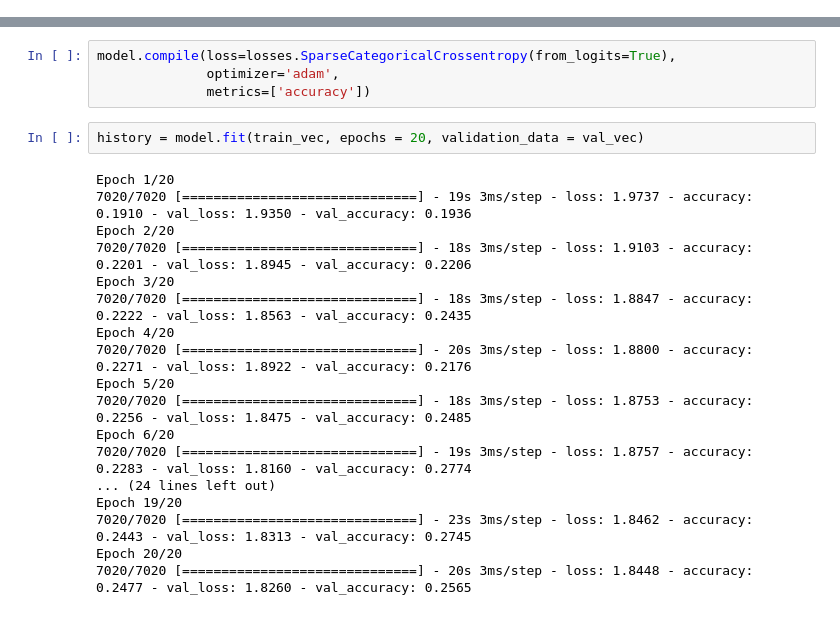
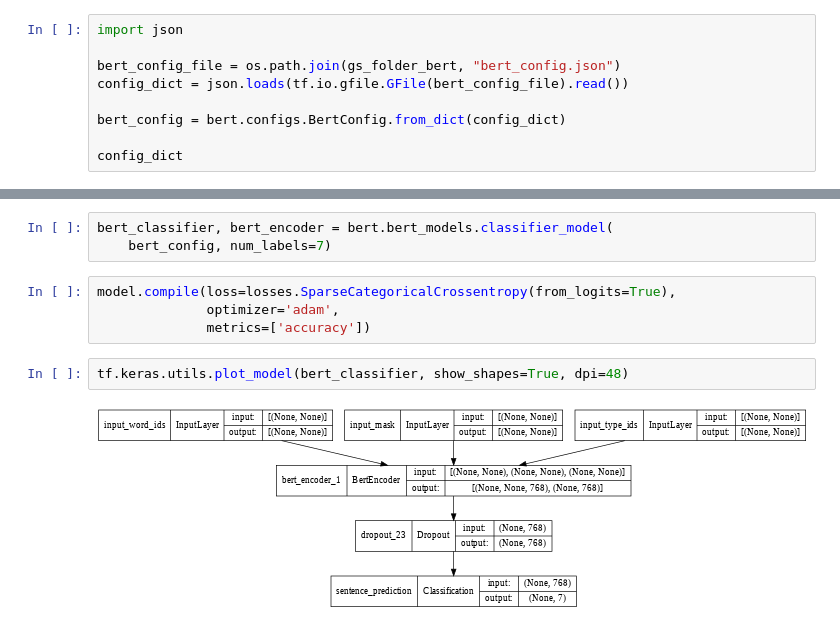
Before and after one commit to jiahao303/music-classifier, a Jupyter notebook: Music_Classifier_Nov_29.ipynb, the cells around one changed output, grey strips where cells are left out. Saved outputs shown, nothing was run; the diff lists cells and outputs as text.

```diff
--- a/Music_Classifier_Nov_29.ipynb
+++ b/Music_Classifier_Nov_29.ipynb
@@ -662,0 +801,9 @@ model = tf.keras.Sequential([
+# %%
+import json
+
+bert_config_file = os.path.join(gs_folder_bert, "bert_config.json")
+config_dict = json.loads(tf.io.gfile.GFile(bert_config_file).read())
+
+bert_config = bert.configs.BertConfig.from_dict(config_dict)
+
+config_dict
@@ -663,24 +822,11 @@ model = tf.keras.Sequential([
+# %%
+bert_classifier, bert_encoder = bert.bert_models.classifier_model(
+    bert_config, num_labels=7)
 # %%
 model.compile(loss=losses.SparseCategoricalCrossentropy(from_logits=True),
               optimizer='adam',
               metrics=['accuracy'])
-# %%
-history = model.fit(train_vec, epochs = 20, validation_data = val_vec)
-# %% [output]
-Epoch 1/20
-7020/7020 [==============================] - 19s 3ms/step - loss: 1.9737 - accuracy: 0.1910 - val_loss: 1.9350 - val_accuracy: 0.1936
-Epoch 2/20
-7020/7020 [==============================] - 18s 3ms/step - loss: 1.9103 - accuracy: 0.2201 - val_loss: 1.8945 - val_accuracy: 0.2206
-Epoch 3/20
-7020/7020 [==============================] - 18s 3ms/step - loss: 1.8847 - accuracy: 0.2222 - val_loss: 1.8563 - val_accuracy: 0.2435
-Epoch 4/20
-7020/7020 [==============================] - 20s 3ms/step - loss: 1.8800 - accuracy: 0.2271 - val_loss: 1.8922 - val_accuracy: 0.2176
-Epoch 5/20
-7020/7020 [==============================] - 18s 3ms/step - loss: 1.8753 - accuracy: 0.2256 - val_loss: 1.8475 - val_accuracy: 0.2485
-Epoch 6/20
-7020/7020 [==============================] - 19s 3ms/step - loss: 1.8757 - accuracy: 0.2283 - val_loss: 1.8160 - val_accuracy: 0.2774
-... (24 lines left out)
-Epoch 19/20
-7020/7020 [==============================] - 23s 3ms/step - loss: 1.8462 - accuracy: 0.2443 - val_loss: 1.8313 - val_accuracy: 0.2745
-Epoch 20/20
-7020/7020 [==============================] - 20s 3ms/step - loss: 1.8448 - accuracy: 0.2477 - val_loss: 1.8260 - val_accuracy: 0.2565
+# %%
+tf.keras.utils.plot_model(bert_classifier, show_shapes=True, dpi=48)
+# %% [output]
+[figure, added]
```
Also changed, not shown: parts of 28 cells of this notebook.
